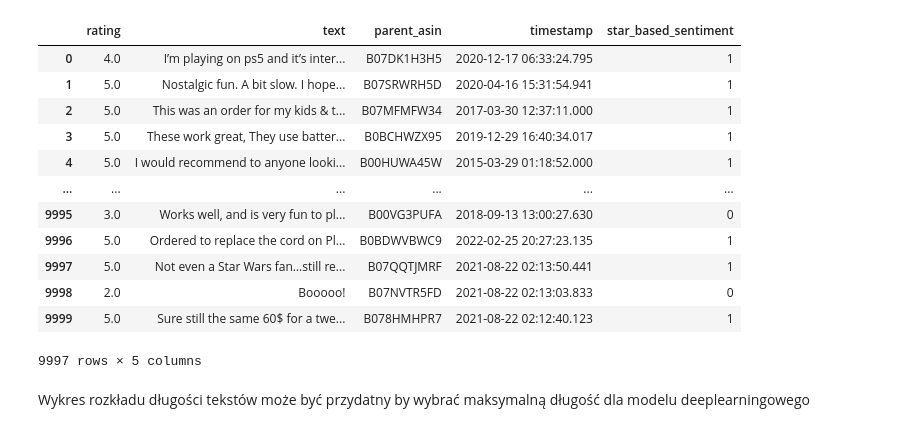
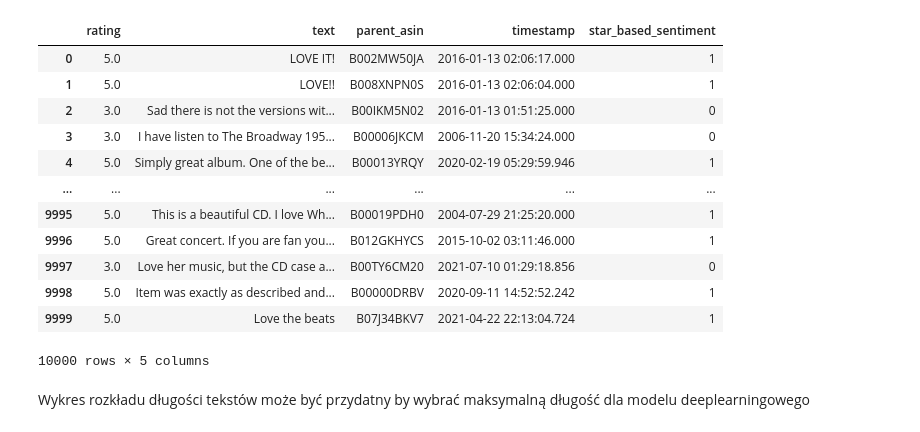
Before and after one commit to m24jeczen/Diploma-Project-Sentiment-analysis-based-on-products-reviews, a Jupyter notebook: Demo_2.ipynb, the cells around one changed output. Drawn from its saved outputs; the diff is of its cells as text; code cells hidden in the pictures.

```diff
--- a/Demo_2.ipynb
+++ b/Demo_2.ipynb
@@ -1,31 +1,31 @@
 # %%
 from codes.deep_learning.download_model import download_and_save_hugging_face_models,train_model
 from codes.deep_learning.predict_on_model import predict_on_tuned_model, predict_on_roberta,predict_on_vader
 from codes.loading_and_filtering.parameters import categories
 from codes.loading_and_filtering.data_loader import load_reviews
 from codes.deep_learning.preprocessing import map_ratings_into_sentiment
 #Run once on the beginning
-download_and_save_hugging_face_models()
+#download_and_save_hugging_face_models()
 
-category = categories[32]
+category = categories[8]
 data = load_reviews(category).head(10000)
 data = data[data["text"].str.split().str.len() >= 1]
 data = map_ratings_into_sentiment(data, positive_threshold=4)
 data
 # %% [output]
 |  | rating | text | parent_asin | timestamp | star_based_sentiment |
-| 0 | 4.0 | I’m playing on ps5 and it’s inter... | B07DK1H3H5 | 2020-12-17 06:33:24.795 | 1 |
-| 1 | 5.0 | Nostalgic fun. A bit slow. I hope... | B07SRWRH5D | 2020-04-16 15:31:54.941 | 1 |
-| 2 | 5.0 | This was an order for my kids & t... | B07MFMFW34 | 2017-03-30 12:37:11.000 | 1 |
-| 3 | 5.0 | These work great, They use batter... | B0BCHWZX95 | 2019-12-29 16:40:34.017 | 1 |
-| 4 | 5.0 | I would recommend to anyone looki... | B00HUWA45W | 2015-03-29 01:18:52.000 | 1 |
+| 0 | 5.0 | LOVE IT! | B002MW50JA | 2016-01-13 02:06:17.000 | 1 |
+| 1 | 5.0 | LOVE!! | B008XNPN0S | 2016-01-13 02:06:04.000 | 1 |
+| 2 | 3.0 | Sad there is not the versions wit... | B00IKM5N02 | 2016-01-13 01:51:25.000 | 0 |
+| 3 | 3.0 | I have listen to The Broadway 195... | B00006JKCM | 2006-11-20 15:34:24.000 | 0 |
+| 4 | 5.0 | Simply great album. One of the be... | B00013YRQY | 2020-02-19 05:29:59.946 | 1 |
 | ... | ... | ... | ... | ... | ... |
-| 9995 | 3.0 | Works well, and is very fun to pl... | B00VG3PUFA | 2018-09-13 13:00:27.630 | 0 |
-| 9996 | 5.0 | Ordered to replace the cord on Pl... | B0BDWVBWC9 | 2022-02-25 20:27:23.135 | 1 |
-| 9997 | 5.0 | Not even a Star Wars fan…still re... | B07QQTJMRF | 2021-08-22 02:13:50.441 | 1 |
-| 9998 | 2.0 | Booooo! | B07NVTR5FD | 2021-08-22 02:13:03.833 | 0 |
-| 9999 | 5.0 | Sure still the same 60$ for a twe... | B078HMHPR7 | 2021-08-22 02:12:40.123 | 1 |
+| 9995 | 5.0 | This is a beautiful CD. I love Wh... | B00019PDH0 | 2004-07-29 21:25:20.000 | 1 |
+| 9996 | 5.0 | Great concert. If you are fan you... | B012GKHYCS | 2015-10-02 03:11:46.000 | 1 |
+| 9997 | 3.0 | Love her music, but the CD case a... | B00TY6CM20 | 2021-07-10 01:29:18.856 | 0 |
+| 9998 | 5.0 | Item was exactly as described and... | B00000DRBV | 2020-09-11 14:52:52.242 | 1 |
+| 9999 | 5.0 | Love the beats | B07J34BKV7 | 2021-04-22 22:13:04.724 | 1 |
-9997 rows × 5 columns
+10000 rows × 5 columns
 # %% [markdown]
 Wykres rozkładu długości tekstów może być przydatny by wybrać maksymalną długość dla modelu deeplearningowego
 # %%
```
Also changed, not shown: parts of 3 cells of this notebook, 3 other files.
